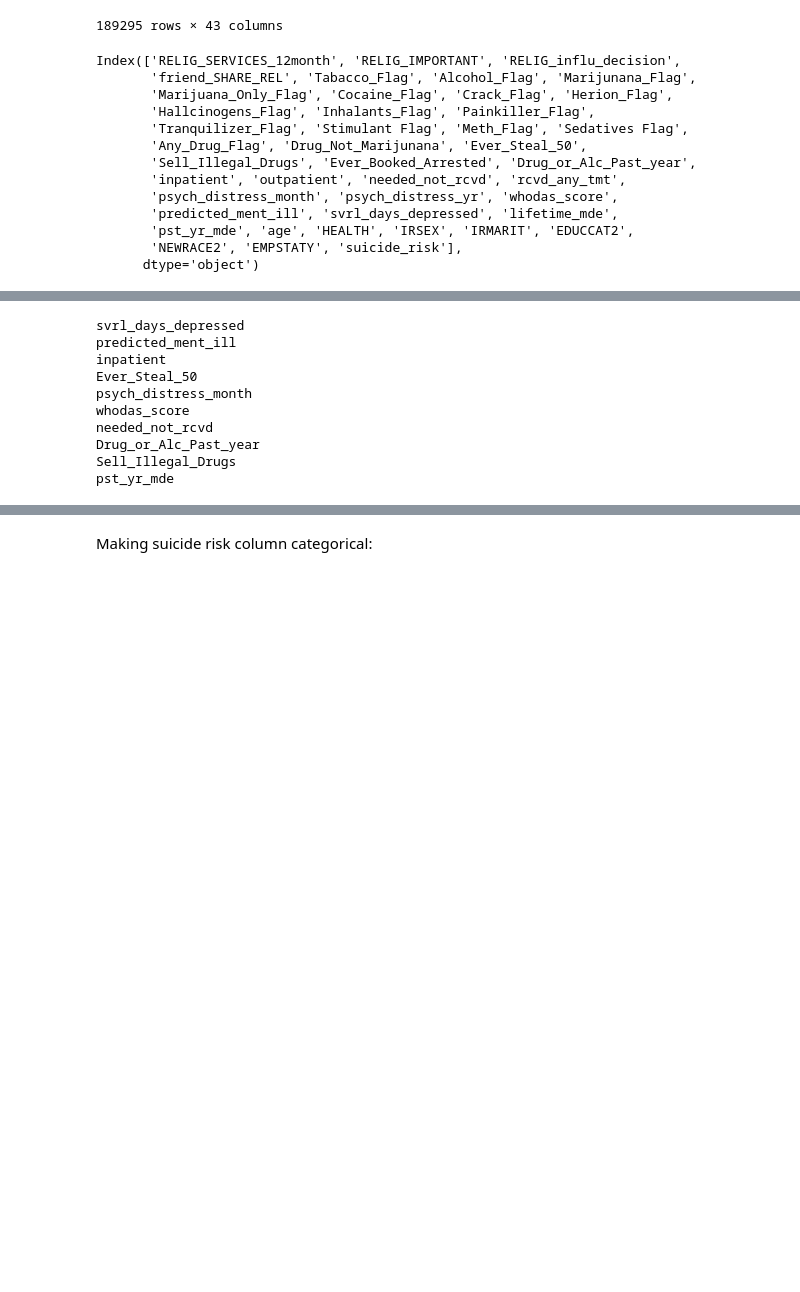
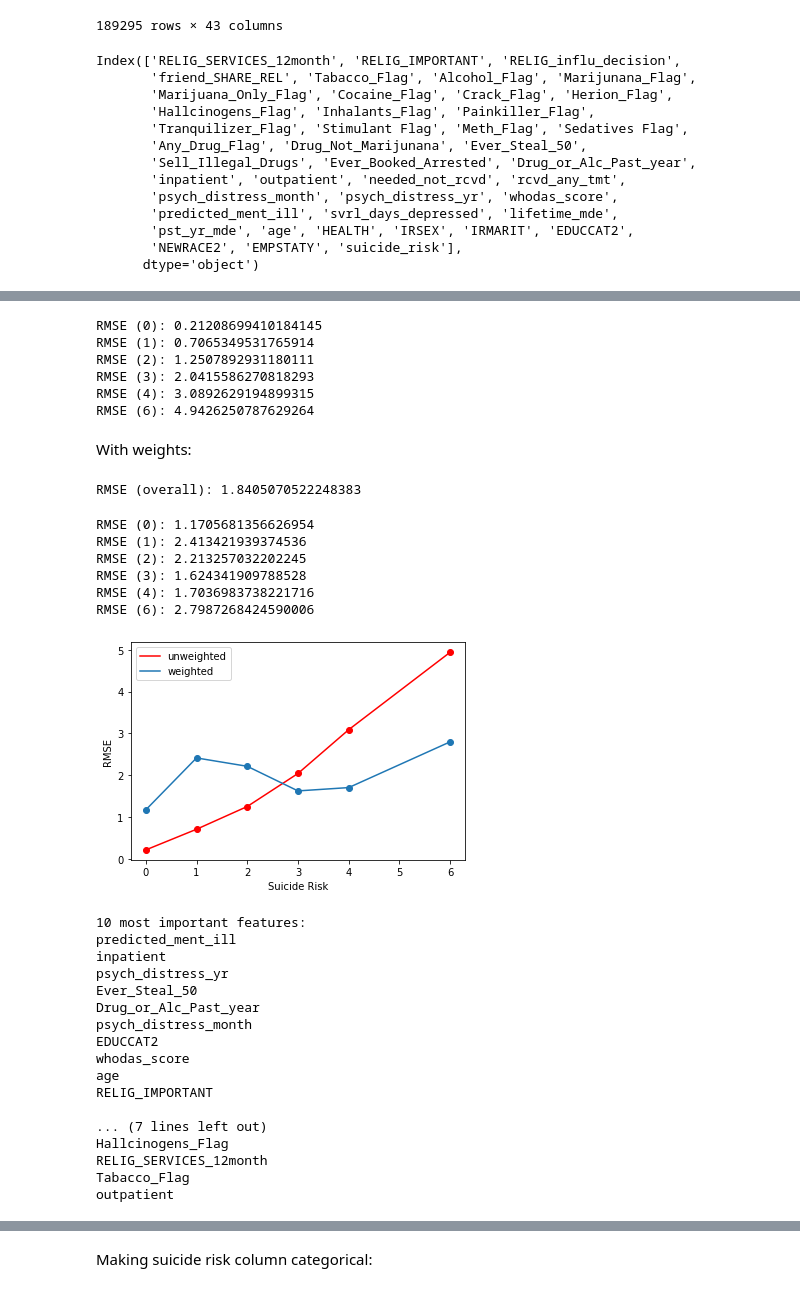
Before and after one commit to zaxiang/DDS_Project, a Jupyter notebook: Prediction Models.ipynb, the cells around one changed output, grey strips where cells are left out. Cells and saved outputs as stored; diff of their text form; code cells hidden in the pictures; blank space fills up the shorter version.

```diff
--- a/Prediction Models.ipynb
+++ b/Prediction Models.ipynb
@@ -104,14 +237,83 @@ array([7.17422192e-06, 1.24589174e-04, 1.24867374e-04, 3.93511691e-04,
+# %%
+RMSES_unweighted = []
+for risk in range(7):
+    if risk==5:
+        continue
+    y_test_subset = np.take(y_test.values, np.where(y_test==risk))[0]
+    ypred_subset = np.take(ypred, np.where(y_test==risk))[0]
+    result = mean_squared_error(y_test_subset, ypred_subset, squared=False)
+    print('RMSE (' + str(risk) + '):', result)
+    RMSES_unweighted.append(result)
+# %% [output]
+RMSE (0): 0.21208699410184145
+RMSE (1): 0.7065349531765914
+RMSE (2): 1.2507892931180111
+RMSE (3): 2.0415586270818293
+RMSE (4): 3.0892629194899315
+RMSE (6): 4.9426250787629264
+# %% [markdown]
+With weights:
+# %%
+from sklearn.linear_model import Ridge
+clf = Ridge().fit(X_train,y_train, weights_train)
+ypred=clf.predict(X_test)
+# %%
+result = mean_squared_error(y_test, ypred, sample_weight=weights_test, squared=False)
+print('RMSE (overall):', result)
+# %% [output]
+RMSE (overall): 1.8405070522248383
+# %%
+RMSES_weighted = []
+for risk in range(7):
+    if risk==5:
+        continue
+    y_test_subset = np.take(y_test.values, np.where(y_test==risk))[0]
+    ypred_subset = np.take(ypred, np.where(y_test==risk))[0]
+    weights_test_subset = np.take(weights_test.values, np.where(y_test==risk))[0]
+    result = mean_squared_error(y_test_subset, ypred_subset, sample_weight=weights_test_subset, squared=False)
+    print('RMSE (' + str(risk) + '):', result)
+    RMSES_weighted.append(result)
+# %% [output]
+RMSE (0): 1.1705681356626954
+RMSE (1): 2.413421939374536
+RMSE (2): 2.213257032202245
+RMSE (3): 1.624341909788528
+RMSE (4): 1.7036983738221716
+RMSE (6): 2.7987268424590006
+# %%
+plt.scatter(risks, RMSES_unweighted, color='red')
+plt.plot(risks, RMSES_unweighted, color='red')
+plt.scatter(risks, RMSES_weighted)
+plt.plot(risks, RMSES_weighted)
+plt.xlabel("Suicide Risk")
+plt.ylabel("RMSE")
+plt.legend(['unweighted', 'weighted'])
+plt.show()
+# %% [output]
+[figure, added]
 # %%
+s = np.sort(abs(clf.coef_))
+print('10 most important features:')
 for i in range(-1, -11, -1):
     print(df.columns[np.where(abs(clf.coef_) == s[i])][0])
+print('\n10 least important features:')
+for i in range(10):
+    print(df.columns[np.where(abs(clf.coef_) == s[i])][0])
 # %% [output]
-svrl_days_depressed
+10 most important features:
 predicted_ment_ill
 inpatient
+psych_distress_yr
 Ever_Steal_50
+Drug_or_Alc_Past_year
 psych_distress_month
+EDUCCAT2
 whodas_score
-needed_not_rcvd
-Drug_or_Alc_Past_year
-Sell_Illegal_Drugs
-pst_yr_mde
+age
+RELIG_IMPORTANT
+
+... (7 lines left out)
+Hallcinogens_Flag
+RELIG_SERVICES_12month
+Tabacco_Flag
+outpatient
```
Also changed, not shown: parts of 76 cells of this notebook.
